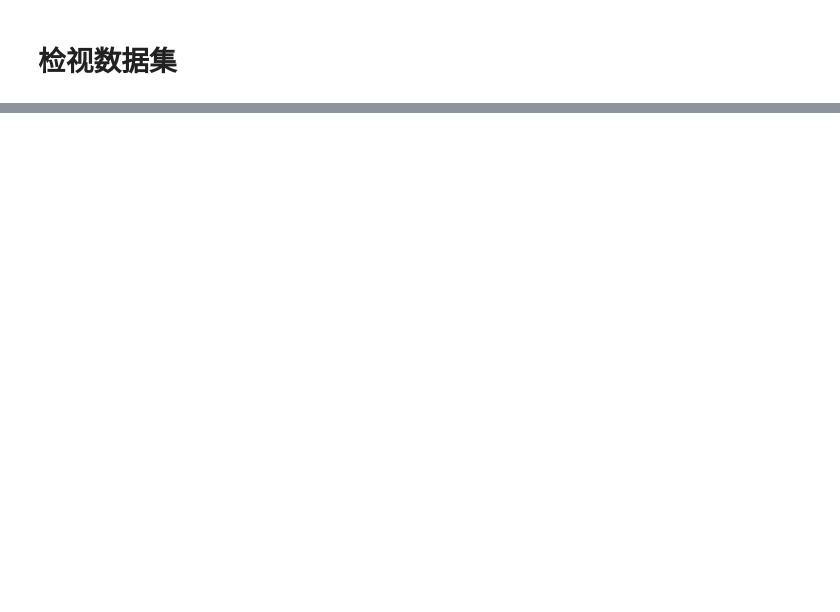
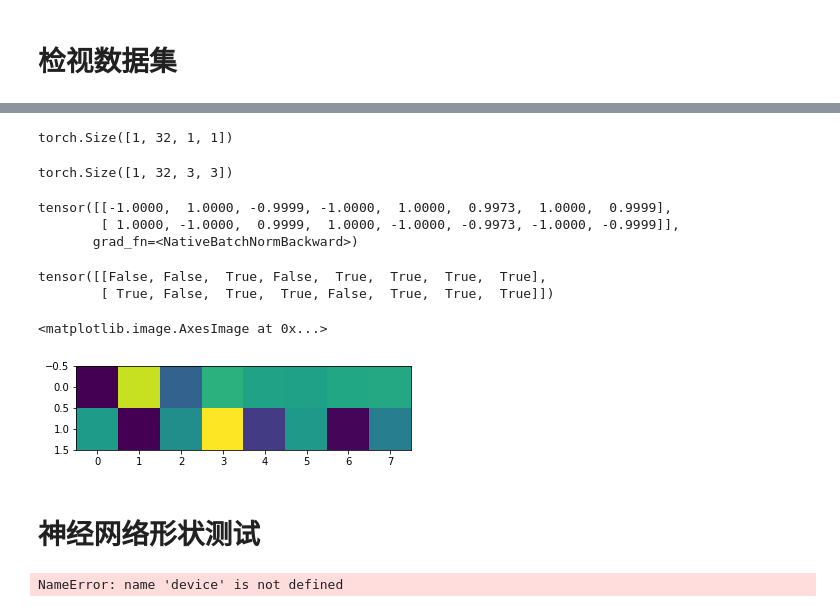
Before and after one commit to dlbuger/Lucas_Pytorch, a Jupyter notebook: data_inspecter.ipynb, the cells around one changed output, grey strips where cells are left out. Saved outputs shown, nothing was run; the diff lists cells and outputs as text; code cells hidden in the pictures; blank space fills up the shorter version.

```diff
--- a/data_inspecter.ipynb
+++ b/data_inspecter.ipynb
@@ -81,0 +274,8 @@ list(set(np.array(labels).astype(int)))
+# %%
+maxpool.shape
+# %% [output]
+torch.Size([1, 32, 1, 1])
+# %%
+conv.shape
+# %% [output]
+torch.Size([1, 32, 3, 3])
@@ -81,0 +284,28 @@ list(set(np.array(labels).astype(int)))
+# %%
+norm
+# %% [output]
+tensor([[-1.0000,  1.0000, -0.9999, -1.0000,  1.0000,  0.9973,  1.0000,  0.9999],
+        [ 1.0000, -1.0000,  0.9999,  1.0000, -1.0000, -0.9973, -1.0000, -0.9999]],
+       grad_fn=<NativeBatchNormBackward>)
+# %%
+dropout == 0
+# %% [output]
+tensor([[False, False,  True, False,  True,  True,  True,  True],
+        [ True, False,  True,  True, False,  True,  True,  True]])
+# %%
+plt.imshow(inputs)
+# %% [output]
+<matplotlib.image.AxesImage at 0x...>
+[figure, added]
+# %% [markdown]
+# 神经网络形状测试
+# %%
+conv1 = torch.nn.Conv1d(50, 50, 8, padding=5,).to(device)
+pool1 = torch.nn.MaxPool1d(4).to(device)
+conv2 = torch.nn.Conv1d(50, 50, 8, padding=5).to(device)
+pool2 = torch.nn.MaxPool1d(4).to(device) # shape (batch_size, channel)
+conv3 = torch.nn.Conv1d(50, 50, 8, padding=5).to(device)
+global_pool = torch.nn.functional.max_pool1d
+dense = torch.nn.Linear(1, 1).to(device)
+# %% [output]
+NameError: name 'device' is not defined
```
Also changed, not shown: parts of 30 cells of this notebook, 13 other files.
